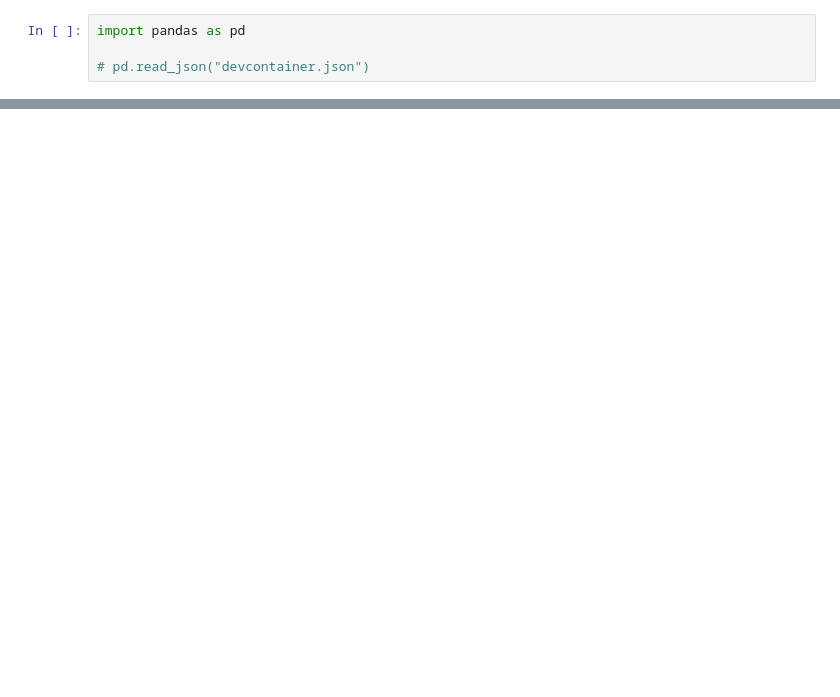
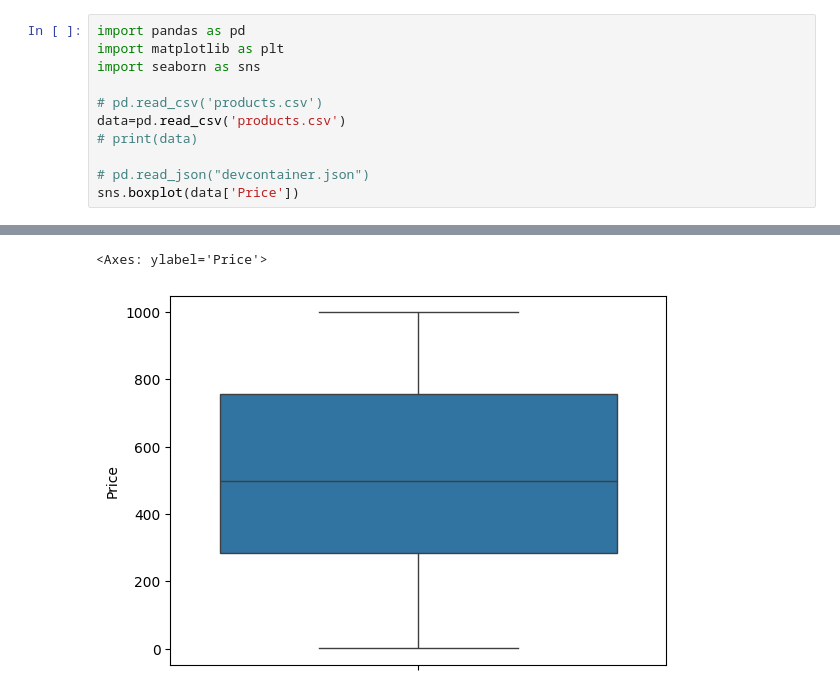
Before and after one commit to anees10z/DS-LE005, a Jupyter notebook: practice.ipynb, the cells around one changed output, grey strips where cells are left out. Drawn from its saved outputs; the diff is of its cells as text; blank space fills up the shorter version.

```diff
--- a/practice.ipynb
+++ b/practice.ipynb
@@ -1,5 +1,12 @@
 # %%
 import pandas as pd
+import matplotlib as plt
+import seaborn as sns
+
+# pd.read_csv('products.csv')
+data=pd.read_csv('products.csv')
+# print(data)
 
 # pd.read_json("devcontainer.json")
+sns.boxplot(data['Price'])
 # %% [output]
@@ -9,0 +13,2 @@ import pandas as pd
+<Axes: ylabel='Price'>
+[figure, added]
```
Also changed, not shown: parts of 3 cells of this notebook, 8 other files.
